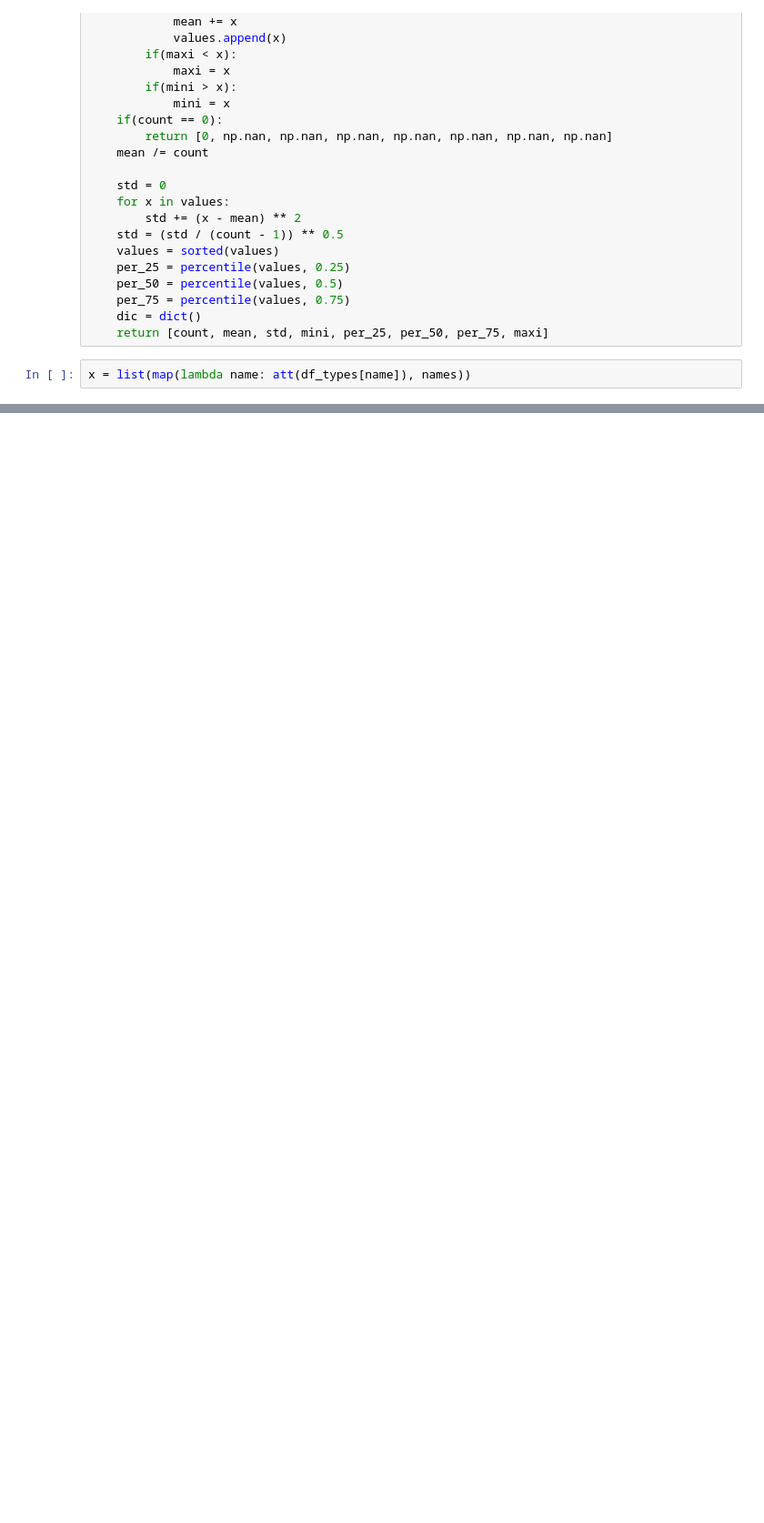
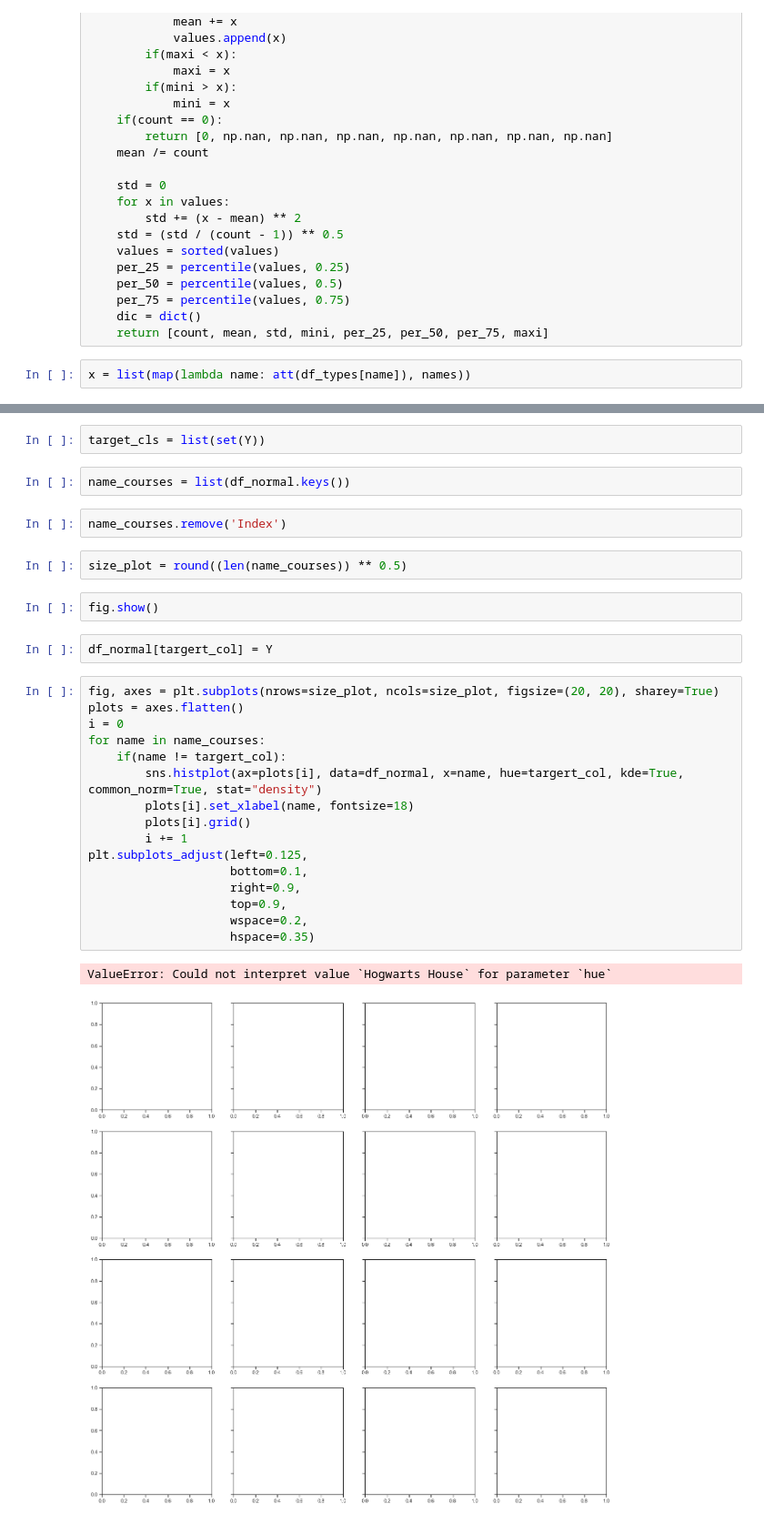
Before and after one commit to 21-school-slynell/dslr, a Jupyter notebook: Untitled.ipynb, the cells around one changed output, grey strips where cells are left out. Shown: that part at 91% size. Drawn from its saved outputs; the diff is of its cells as text; blank space fills up the shorter version.

Commit message:
add histogram

```diff
--- a/Untitled.ipynb
+++ b/Untitled.ipynb
@@ -88,0 +139,31 @@ result
+# %%
+target_cls = list(set(Y))
+# %%
+name_courses = list(df_normal.keys())
+# %%
+name_courses.remove('Index')
+# %%
+size_plot = round((len(name_courses)) ** 0.5)
+# %%
+fig.show()
+# %%
+df_normal[targert_col] = Y
+# %%
+fig, axes = plt.subplots(nrows=size_plot, ncols=size_plot, figsize=(20, 20), sharey=True)
+plots = axes.flatten()
+i = 0
+for name in name_courses:
+    if(name != targert_col):
+        sns.histplot(ax=plots[i], data=df_normal, x=name, hue=targert_col, kde=True, common_norm=True, stat="density")
+        plots[i].set_xlabel(name, fontsize=18)
+        plots[i].grid()
+        i += 1
+plt.subplots_adjust(left=0.125,
+                    bottom=0.1,
+                    right=0.9,
+                    top=0.9,
+                    wspace=0.2,
+                    hspace=0.35)
+# %% [output]
+ValueError: Could not interpret value `Hogwarts House` for parameter `hue`
+[figure, added]
```
Also changed, not shown: parts of 13 cells of this notebook, 4 other files.
